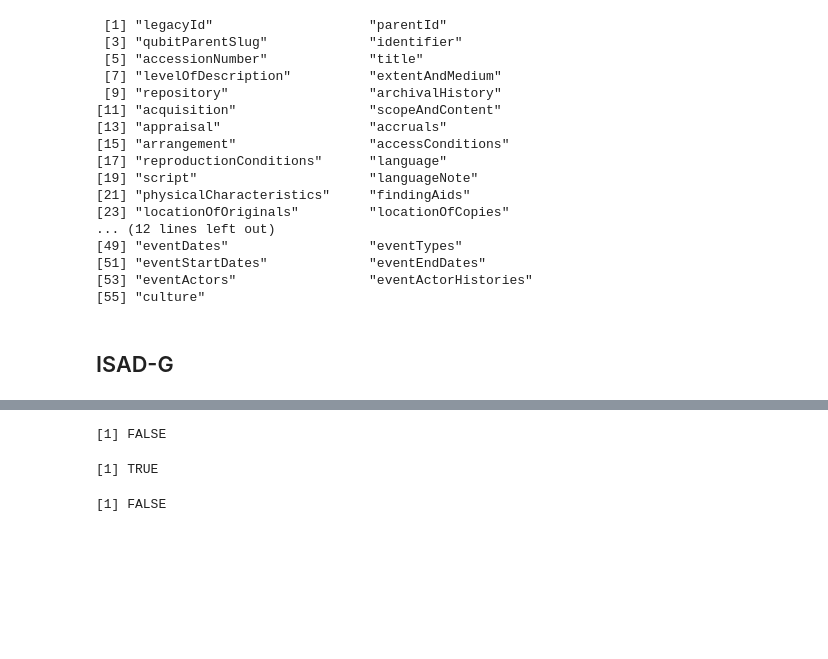
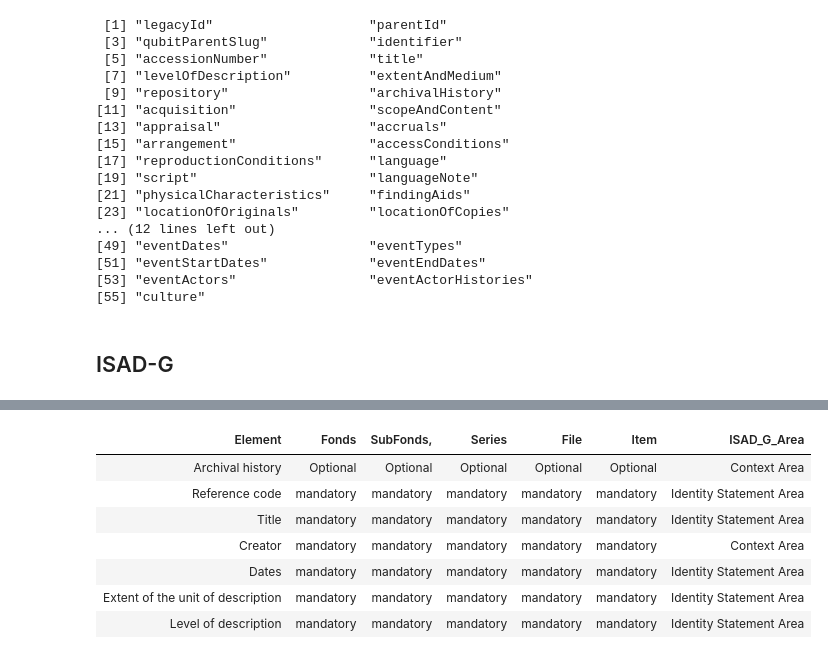
Before and after one commit to stephen-rowan/Jupyter_Notebooks, a Jupyter notebook: ISAD-G/ISAD-G Analysis.ipynb, the cells around one changed output, grey strips where cells are left out. Cells and saved outputs as stored; diff of their text form; code cells hidden in the pictures; blank space fills up the shorter version.

```diff
--- a/ISAD-G/ISAD-G Analysis.ipynb
+++ b/ISAD-G/ISAD-G Analysis.ipynb
@@ -94,9 +84,13 @@ outer(x, x, "|") ## OR  table
-# %%
-u = TRUE; v = FALSE
-u & v          # u AND v
-u | v          # u OR v
-!u             # negation of u
-# %% [output]
-[1] FALSE
-[1] TRUE
-[1] FALSE
+# %%
+colnames(ISAD_G) <- c("Element","Fonds", "SubFonds,","Series","File", "Item", "ISAD_G_Area")
+#rownames(ISAD_G) <- c("elements")
+ISAD_G
+# %% [output]
+| Element | Fonds | SubFonds, | Series | File | Item | ISAD_G_Area |
+| Archival history | Optional | Optional | Optional | Optional | Optional | Context Area |
+| Reference code | mandatory | mandatory | mandatory | mandatory | mandatory | Identity Statement Area |
+| Title | mandatory | mandatory | mandatory | mandatory | mandatory | Identity Statement Area |
+| Creator | mandatory | mandatory | mandatory | mandatory | mandatory | Context Area |
+| Dates | mandatory | mandatory | mandatory | mandatory | mandatory | Identity Statement Area |
+| Extent of the unit of description | mandatory | mandatory | mandatory | mandatory | mandatory | Identity Statement Area |
+| Level of description | mandatory | mandatory | mandatory | mandatory | mandatory | Identity Statement Area |
```
Also changed, not shown: parts of 15 cells of this notebook, 1 other file.
